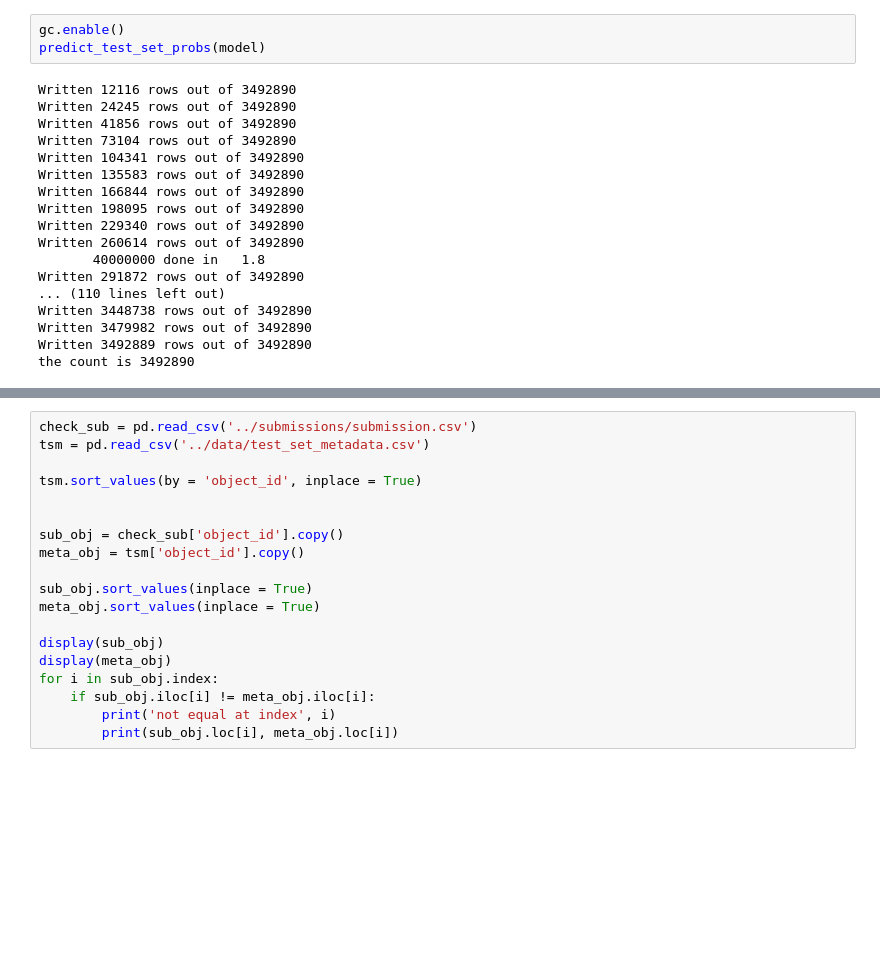
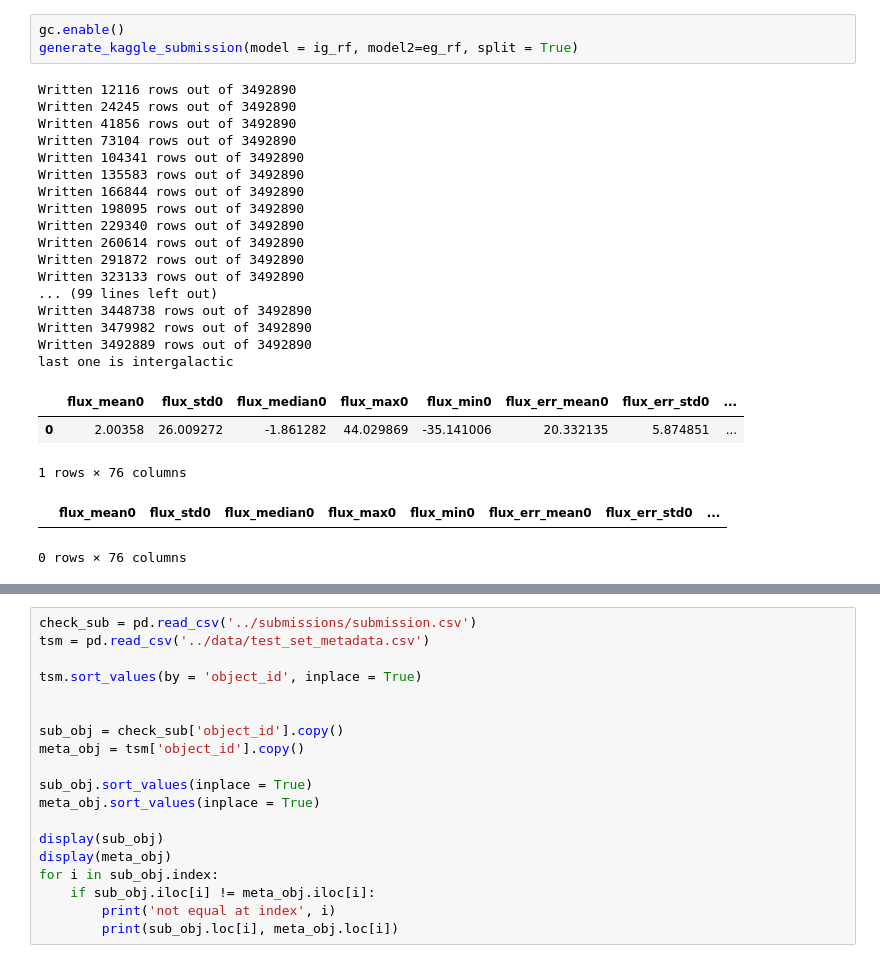
Before and after one commit to aushtin/code, a Jupyter notebook: Untitled2.ipynb, the cells around one changed output, grey strips where cells are left out. Saved outputs shown, nothing was run; the diff lists cells and outputs as text; blank space fills up the shorter version.

```diff
--- a/Untitled2.ipynb
+++ b/Untitled2.ipynb
@@ -788,21 +910,26 @@ training_features
 # %%
 gc.enable()
-predict_test_set_probs(model)
+generate_kaggle_submission(model = ig_rf, model2=eg_rf, split = True)
 # %% [output]
 Written 12116 rows out of 3492890
 Written 24245 rows out of 3492890
 Written 41856 rows out of 3492890
 Written 73104 rows out of 3492890
 Written 104341 rows out of 3492890
 Written 135583 rows out of 3492890
 Written 166844 rows out of 3492890
 Written 198095 rows out of 3492890
 Written 229340 rows out of 3492890
 Written 260614 rows out of 3492890
-       40000000 done in   1.8
 Written 291872 rows out of 3492890
-... (110 lines left out)
+Written 323133 rows out of 3492890
+... (99 lines left out)
 Written 3448738 rows out of 3492890
 Written 3479982 rows out of 3492890
 Written 3492889 rows out of 3492890
-the count is 3492890
+last one is intergalactic
+|  | flux_mean0 | flux_std0 | flux_median0 | flux_max0 | flux_min0 | flux_err_mean0 | flux_err_std0 | ... |
+| 0 | 2.00358 | 26.009272 | -1.861282 | 44.029869 | -35.141006 | 20.332135 | 5.874851 | ... |
+1 rows × 76 columns
+|  | flux_mean0 | flux_std0 | flux_median0 | flux_max0 | flux_min0 | flux_err_mean0 | flux_err_std0 | ... |
+0 rows × 76 columns
```
Also changed, not shown: parts of 7 cells of this notebook, 7 other files.
